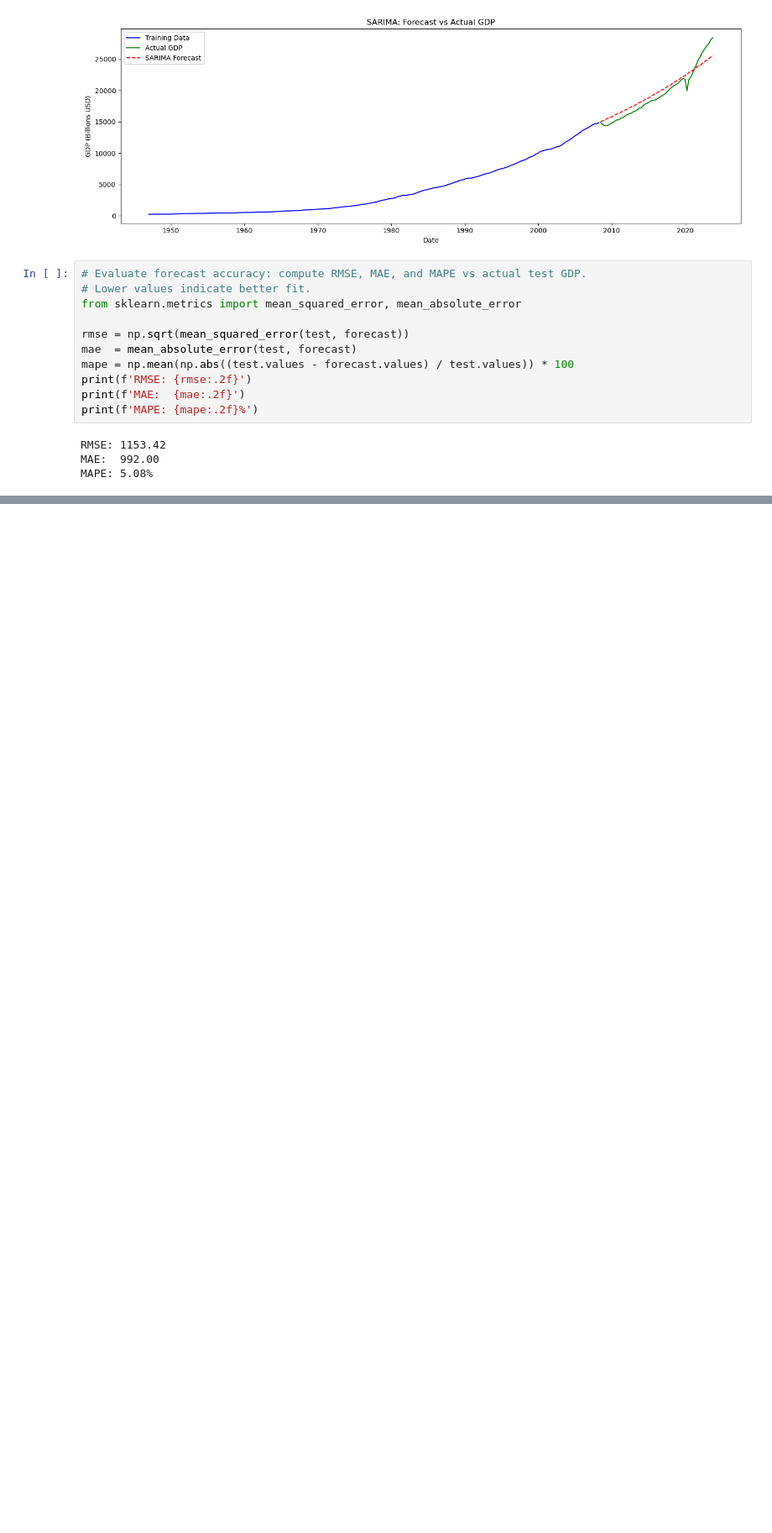
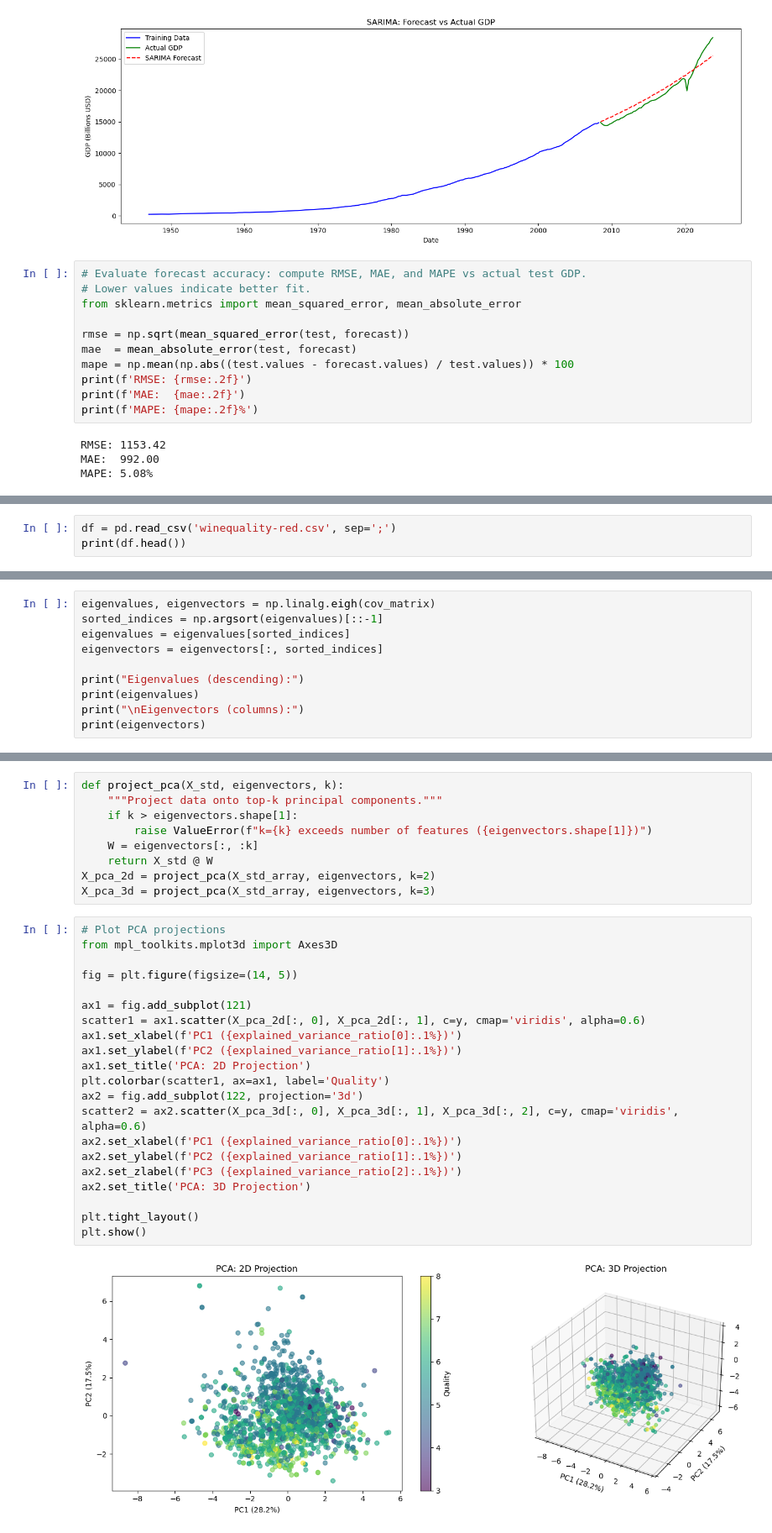
Before and after one commit to haolin122/7773HW1, a Jupyter notebook: task1.ipynb, the cells around one changed output, grey strips where cells are left out. Shown at 84% size. Saved outputs shown, nothing was run; the diff lists cells and outputs as text; blank space fills up the shorter version.

```diff
--- a/task1.ipynb
+++ b/task1.ipynb
@@ -206,0 +263,3 @@ MAPE: 5.08%
+# %%
+df = pd.read_csv('winequality-red.csv', sep=';')
+print(df.head())
@@ -206,0 +351,10 @@ MAPE: 5.08%
+# %%
+eigenvalues, eigenvectors = np.linalg.eigh(cov_matrix)
+sorted_indices = np.argsort(eigenvalues)[::-1]
+eigenvalues = eigenvalues[sorted_indices]
+eigenvectors = eigenvectors[:, sorted_indices]
+
+print("Eigenvalues (descending):")
+print(eigenvalues)
+print("\nEigenvectors (columns):")
+print(eigenvectors)
@@ -206,0 +399,32 @@ MAPE: 5.08%
+# %%
+def project_pca(X_std, eigenvectors, k):
+    """Project data onto top-k principal components."""
+    if k > eigenvectors.shape[1]:
+        raise ValueError(f"k={k} exceeds number of features ({eigenvectors.shape[1]})")
+    W = eigenvectors[:, :k]
+    return X_std @ W
+X_pca_2d = project_pca(X_std_array, eigenvectors, k=2)
+X_pca_3d = project_pca(X_std_array, eigenvectors, k=3)
+# %%
+# Plot PCA projections
+from mpl_toolkits.mplot3d import Axes3D
+
+fig = plt.figure(figsize=(14, 5))
+
+ax1 = fig.add_subplot(121)
+scatter1 = ax1.scatter(X_pca_2d[:, 0], X_pca_2d[:, 1], c=y, cmap='viridis', alpha=0.6)
+ax1.set_xlabel(f'PC1 ({explained_variance_ratio[0]:.1%})')
+ax1.set_ylabel(f'PC2 ({explained_variance_ratio[1]:.1%})')
+ax1.set_title('PCA: 2D Projection')
+plt.colorbar(scatter1, ax=ax1, label='Quality')
+ax2 = fig.add_subplot(122, projection='3d')
+scatter2 = ax2.scatter(X_pca_3d[:, 0], X_pca_3d[:, 1], X_pca_3d[:, 2], c=y, cmap='viridis', alpha=0.6)
+ax2.set_xlabel(f'PC1 ({explained_variance_ratio[0]:.1%})')
+ax2.set_ylabel(f'PC2 ({explained_variance_ratio[1]:.1%})')
+ax2.set_zlabel(f'PC3 ({explained_variance_ratio[2]:.1%})')
+ax2.set_title('PCA: 3D Projection')
+
+plt.tight_layout()
+plt.show()
+# %% [output]
+[figure, added]
```
Also changed, not shown: parts of 15 cells of this notebook, 2 other files.
